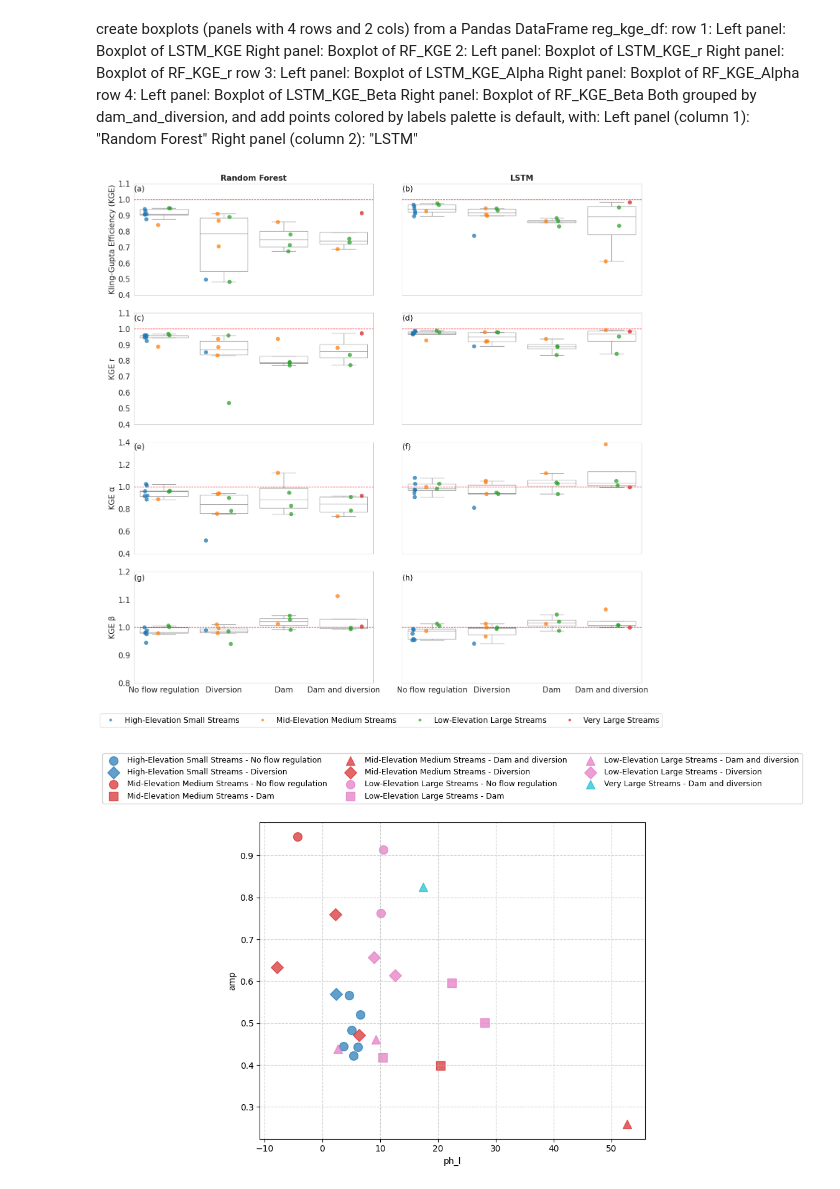
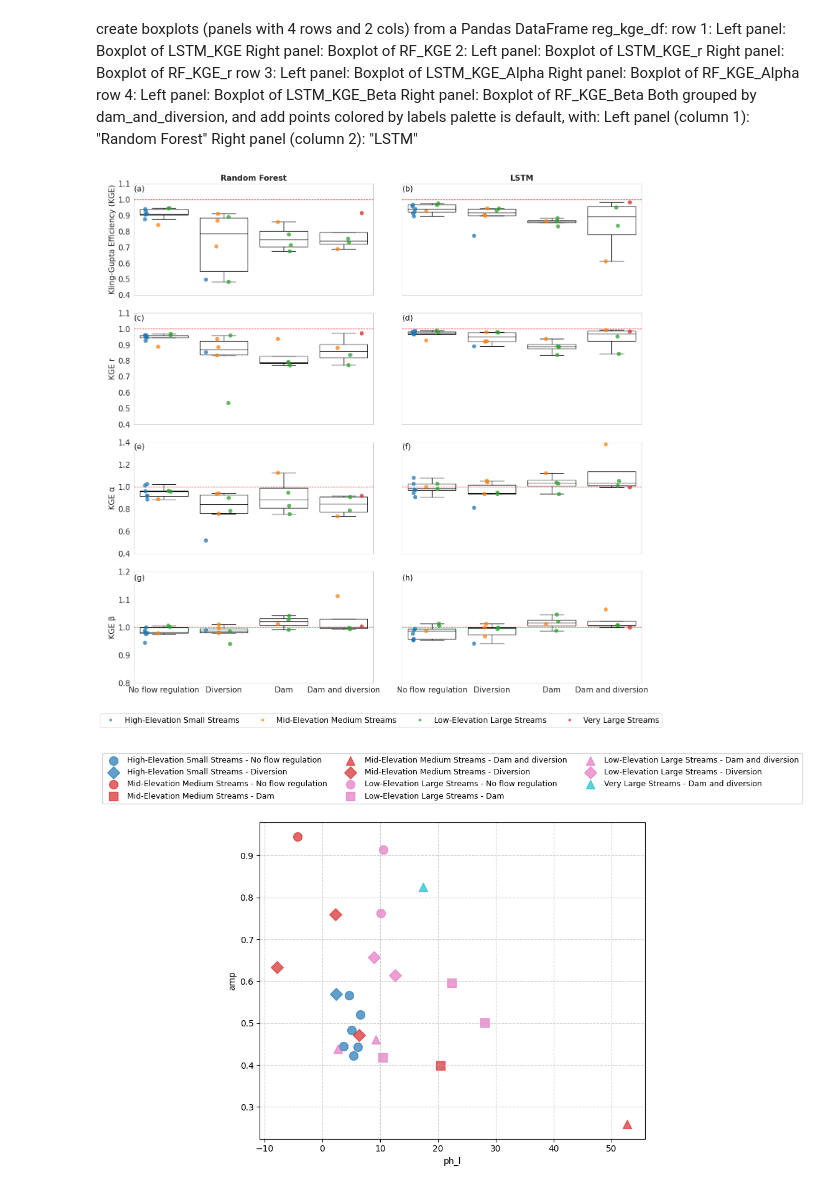
Before and after one commit to th2018/stream_thermal_2025_ms, a Jupyter notebook: LSTM_DOY/LSTM_RF_KGE_DOY_grid_search.ipynb, the cells around one changed output. Cells and saved outputs as stored; diff of their text form; code cells hidden in the pictures.

```diff
--- a/LSTM_DOY/LSTM_RF_KGE_DOY_grid_search.ipynb
+++ b/LSTM_DOY/LSTM_RF_KGE_DOY_grid_search.ipynb
@@ -1540,13 +1540,15 @@ fig, axes = plt.subplots(4, 2, figsize=(15, 15))
 
 plt.style.use('default')
 
-#ylim_min, ylim_max = ymin, ymax
+
 
 # Loop through the rows and columns to create the plots
 for i, (col1, col2) in enumerate(cols_to_plot):
     # Left panel
     ax_left = axes[i, 0]
     sns.boxplot(x='dam_and_diversion', y=col1, data=reg_kge_df, ax=ax_left, showfliers=False , legend=False , order=order, color="white"
+    , linecolor="black"
+
               #  , palette='viridis'
                 )
     sns.stripplot(x='dam_and_diversion', y=col1, data=reg_kge_df, ax=ax_left, hue='labels', jitter=True, dodge= True ,  legend=False , order=order, size = size, alpha=0.75
@@ -1571,7 +1573,7 @@ for i, (col1, col2) in enumerate(cols_to_plot):
 
     # Right panel
     ax_right = axes[i, 1]
-    sns.boxplot(x='dam_and_diversion', y=col2, data=reg_kge_df, ax=ax_right, showfliers=False, legend=False , order=order, color="white"
+    sns.boxplot(x='dam_and_diversion', y=col2, data=reg_kge_df, ax=ax_right, showfliers=False, legend=False , order=order, color="white", linecolor="black"
                 #, palette='viridis'
                 )
     sns.stripplot(x='dam_and_diversion', y=col2, data=reg_kge_df, ax=ax_right, hue='labels', jitter=True, dodge=True, legend=False , order=order, size = size, alpha=0.75
@@ -1643,34 +1645,34 @@ axes[3,1].set_yticks([])
 axes[3, 0].text( -0.5, y3_max-0.01, '(g)'
                   , fontsize= fontsize
 , va='top'
     )
 axes[3, 1].text( -0.5, y3_max-0.01, '(h)'
                   , fontsize= fontsize
 , va='top'
     )
 
 # Set big column titles
 axes[0, 0].set_title("Random Forest", fontsize= fontsize , fontweight='bold')
 axes[0, 1].set_title("LSTM", fontsize= fontsize, fontweight='bold')
 
 # Add a single legend to the bottom
 #handles, labels = axes[0, 0].get_legend_handles_labels()
 handles, labels = ax1.get_legend_handles_labels()
 #print(handles, labels )
 fig.legend(
     handles, labels,
    # [<matplotlib.lines.Line2D object at 0x7a5c97244d50>, <matplotlib.lines.Line2D object at 0x7a5c96f87350>, <matplotlib.lines.Line2D object at 0x7a5c970c0a90>, <matplotlib.lines.Line2D object at 0x7a5c9c966290>], ['High-Elevation Small Streams', 'Mid-Elevation Medium Streams', 'Low-Elevation Large Streams', 'Very Large Streams'],
     loc='lower center', ncol=4, bbox_to_anchor=(0.5, -0.01), fontsize = fontsize)
 
 
 plt.tight_layout(rect=[0, 0.03, 1, 1])  # leave space for the legend
 plt.show()
 
 # Adjust layout to prevent titles and labels from overlapping
 #plt.tight_layout()
 #plt.suptitle('Multi-panel Boxplots of KGE Metrics', y=1.02, fontsize=16)
 # %% [output]
-[figure, old version]
+[figure, new version]
 # %%
 
 
```
Also changed, not shown: parts of 10 cells of this notebook.
